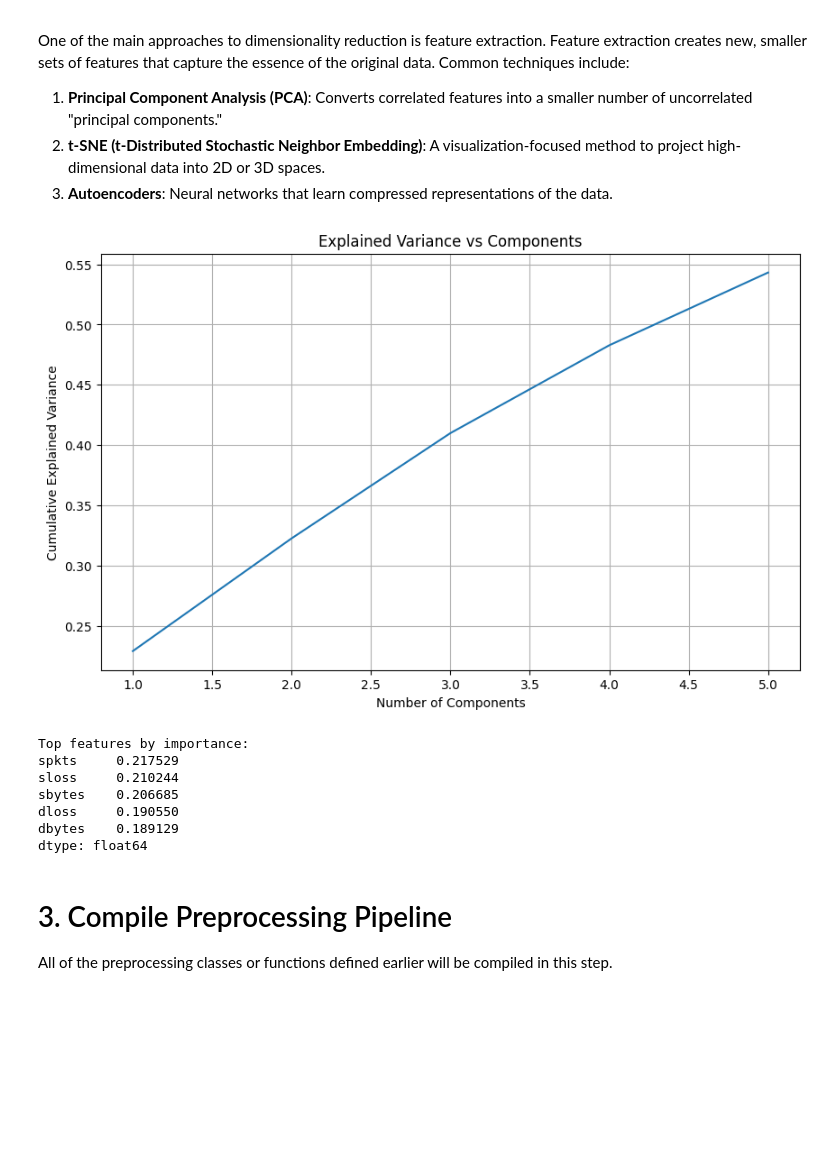
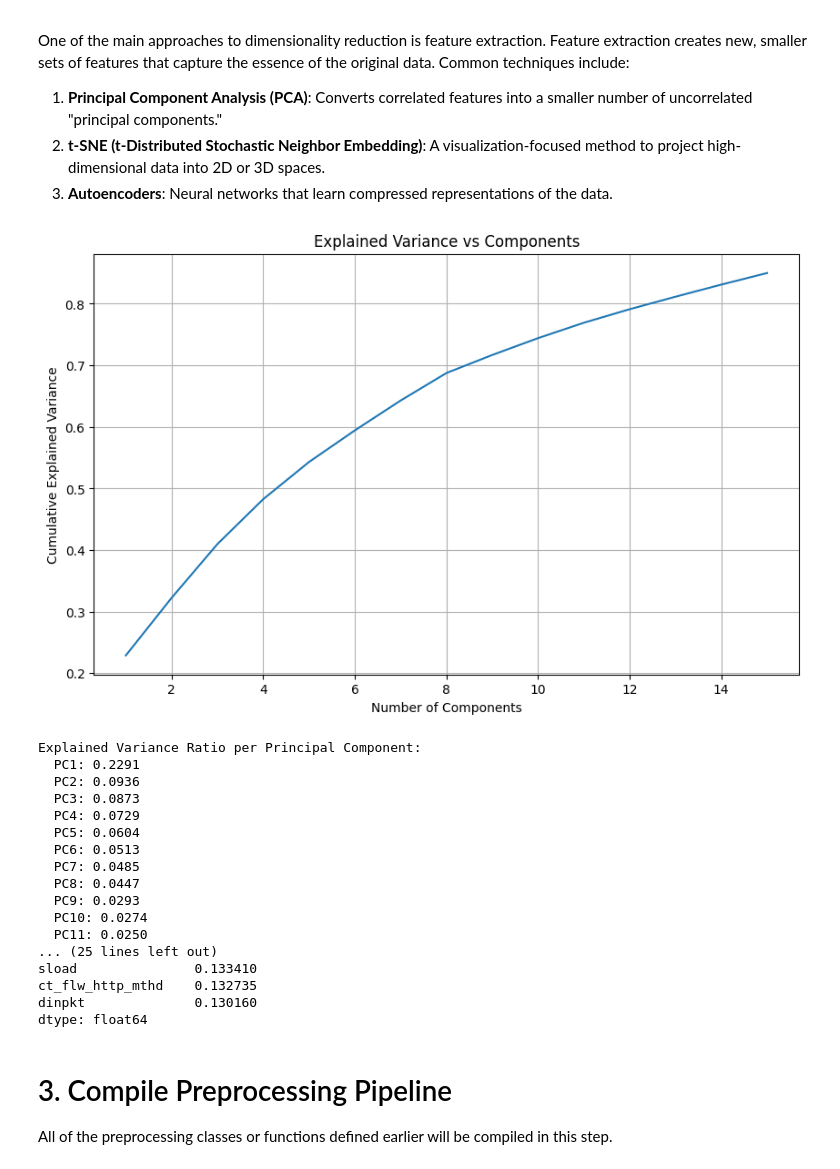
Before and after one commit to rizqikapratamaa/Tubes2_AI_atk_hlic, a Jupyter notebook: src/notebook.ipynb, the cells around one changed output. Cells and saved outputs as stored; diff of their text form; code cells hidden in the pictures; blank space fills up the shorter version.

```diff
--- a/src/notebook.ipynb
+++ b/src/notebook.ipynb
@@ -627,10 +627,9 @@ from sklearn.decomposition import PCA
 import pandas as pd
 import numpy as np
 import matplotlib.pyplot as plt
-import seaborn as sns
 
 class NetworkDimensionalityReducer(BaseEstimator, TransformerMixin):
-    def __init__(self, n_components=2):
+    def __init__(self, n_components=15):
         self.n_components = n_components
         self.scaler = StandardScaler()
         self.pca = PCA(n_components=n_components)
@@ -666,42 +665,70 @@ class NetworkDimensionalityReducer(BaseEstimator, TransformerMixin):
         plt.figure(figsize=(10, 6))
         cumsum = np.cumsum(self.pca.explained_variance_ratio_)
         plt.plot(range(1, len(cumsum) + 1), cumsum)
         plt.xlabel('Number of Components')
         plt.ylabel('Cumulative Explained Variance')
         plt.title('Explained Variance vs Components')
         plt.grid(True)
         plt.show()
 
     def get_feature_importance(self):
         """Get feature importance for components"""
         return pd.DataFrame(
             self.pca.components_.T,
             columns=[f'PC{i+1}' for i in range(self.n_components)],
             index=self.feature_names_
         )
 
-# Create reducer with 5 components
-reducer = NetworkDimensionalityReducer(n_components=5)
+    def print_explained_variance(self):
+        """Print explained variance ratios and cumulative explained variance"""
+        explained_variance_ratio = self.pca.explained_variance_ratio_
+        cumulative_variance = np.cumsum(explained_variance_ratio)
+
+        print("Explained Variance Ratio per Principal Component:")
+        for i, ratio in enumerate(explained_variance_ratio, start=1):
+            print(f"  PC{i}: {ratio:.4f}")
+
+        print("\nCumulative Explained Variance:")
+        for i, cumsum in enumerate(cumulative_variance, start=1):
+            print(f"  PC1 to PC{i}: {cumsum:.4f}")
+
+# Create reducer with 15 components
+reducer = NetworkDimensionalityReducer(n_components=15)
 
 # Step 1: Fit the reducer to learn parameters
 reducer.fit(train_df_clean)
 
 # Step 2: Transform the data using learned parameters
 X_reduced = reducer.transform(train_df_clean)
 
 # Visualizations
 reducer.plot_explained_variance()
+
+# Print explained variance ratios and cumulative explained variance
+reducer.print_explained_variance()
+
+# Feature importance
 feature_importance = reducer.get_feature_importance()
 print("\nTop features by importance:")
 print(feature_importance.abs().mean(axis=1).sort_values(ascending=False).head())
 # %% [output]
-[figure, old version]
+[figure, new version]
-Top features by importance:
-spkts     0.217529
-sloss     0.210244
-sbytes    0.206685
-dloss     0.190550
-dbytes    0.189129
+Explained Variance Ratio per Principal Component:
+  PC1: 0.2291
+  PC2: 0.0936
+  PC3: 0.0873
+  PC4: 0.0729
+  PC5: 0.0604
+  PC6: 0.0513
+  PC7: 0.0485
+  PC8: 0.0447
+  PC9: 0.0293
+  PC10: 0.0274
+  PC11: 0.0250
+... (25 lines left out)
+sload               0.133410
+ct_flw_http_mthd    0.132735
+dinpkt              0.130160
 dtype: float64
 # %% [markdown]
 # 3. Compile Preprocessing Pipeline
```
Also changed, not shown: parts of 5 cells of this notebook.
